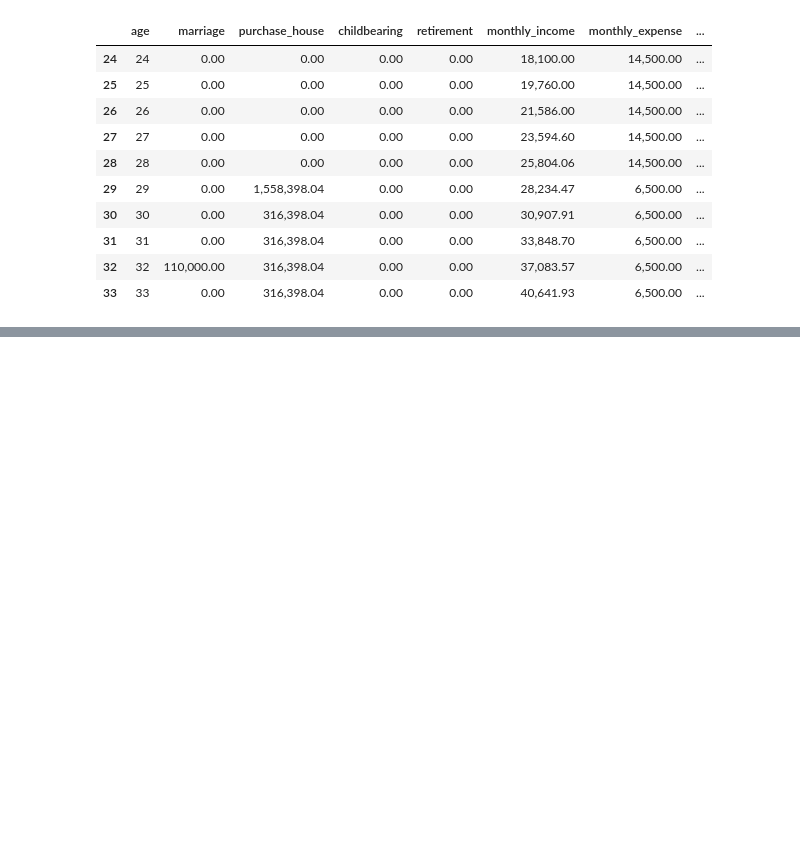
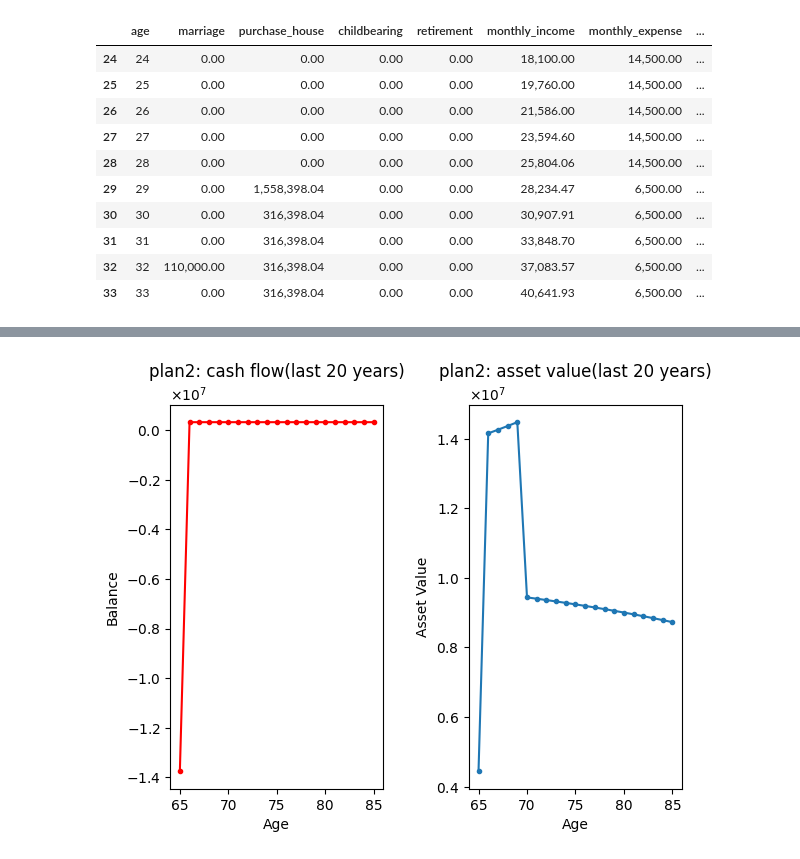
Before and after one commit to Popo-Neko/Financial-Planning, a Jupyter notebook: FinancialPlan.ipynb, the cells around one changed output, grey strips where cells are left out. Saved outputs shown, nothing was run; the diff lists cells and outputs as text; code cells hidden in the pictures; blank space fills up the shorter version.

```diff
--- a/FinancialPlan.ipynb
+++ b/FinancialPlan.ipynb
@@ -343,0 +411,23 @@ person_1.cash_flow_table.tail(21)
+# %%
+plan4retirement = plan2(person_1.cash_flow.loc[65, 'accumulated_balance'], 26500, 5000000, 0.03)
+# cash flow
+plt.subplot(1, 2, 1)
+plt.title('plan2: cash flow(last 20 years)')
+plt.xlabel('Age')
+plt.ylabel('Balance')
+plt.plot(plan4retirement.apply_plan()[-21:], 'r',marker='.', linestyle='-')
+# use 1e5 to represent 100000
+plt.ticklabel_format(style='sci', axis='y', scilimits=(0,0), useMathText=True)
+
+# asset value
+plt.subplot(1, 2, 2)
+plt.title('plan2: asset value(last 20 years)')
+plt.xlabel('Age')
+plt.ylabel('Asset Value')
+plt.plot(plan4retirement.asset_value()[-21:], marker='.', linestyle='-')
+# adjust the space between subplots
+plt.subplots_adjust(left=0.1, right=0.9, bottom=0.1, top=0.9, wspace=0.4, hspace=0.5)
+# use 1e5 to represent 100000
+plt.ticklabel_format(style='sci', axis='y', scilimits=(0,0), useMathText=True)
+# %% [output]
+[figure, added]
```
Also changed, not shown: parts of 10 cells of this notebook, 4 other files.
